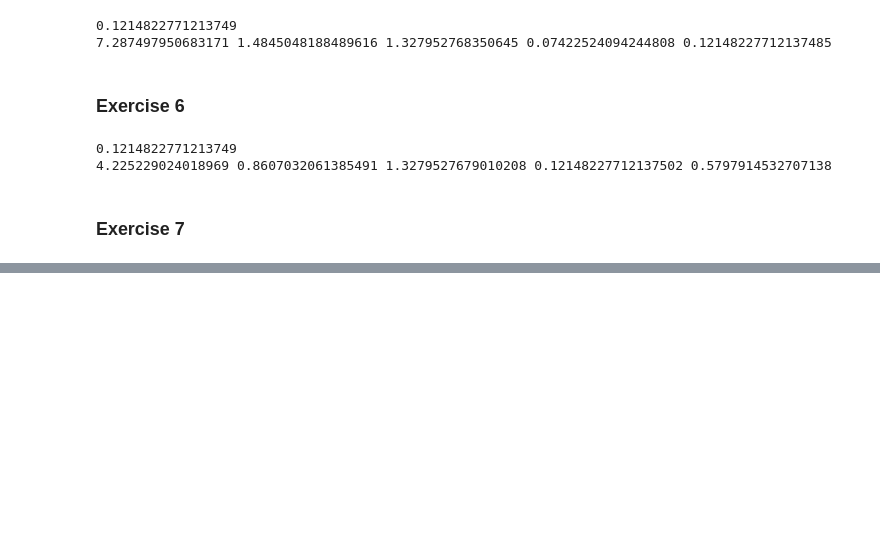
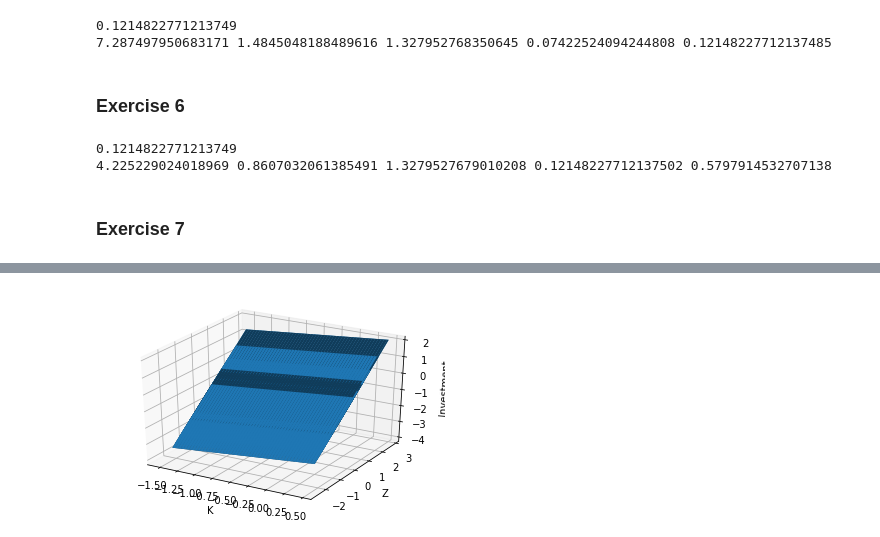
Before and after one commit to tpellet/BootCamp2019, a Jupyter notebook: ProblemSets/Econ/Week 3/ProblemSet 1.ipynb, the cells around one changed output, grey strips where cells are left out. Cells and saved outputs as stored; diff of their text form; code cells hidden in the pictures; blank space fills up the shorter version.

```diff
--- a/ProblemSets/Econ/Week 3/ProblemSet 1.ipynb
+++ b/ProblemSets/Econ/Week 3/ProblemSet 1.ipynb
@@ -152,0 +137,83 @@ IndexError: tuple index out of range
+# %%
+import numpy as np
+from scipy import optimize
+from mpl_toolkits.mplot3d import Axes3D
+import matplotlib.pyplot as plt
+
+α,β,N = 0.4,0.98,0.9
+
+# Uhlig notation for derivatives of Gamma function
+def F(α,Kpp,Kp,Zp):
+    return np.exp(Zp)/(np.exp(Zp + α*Kp) - np.exp(Kpp))
+
+def G(α,Kpp,Kp,K,Zp,Z):
+    term1 = (α-1)*np.exp(Zp + (α-1)*Kp + Z + α*K) - α*np.exp(Zp + α*Kp) \
+            / (np.exp(Zp + (α-1)*Kp + Z + α*K) - np.exp(Zp + α*Kp))
+    term2 =  α*np.exp(Zp + α*Kp) \
+            / (np.exp(Zp + α*Kp) - np.exp(Kpp))
+    return term1 - term2
+
+def H(α,Kpp,Kp,K,Zp,Z):
+    return α*np.exp(Zp + (α-1)*Kp + Z + α*K) \
+            / (np.exp(Zp + (α-1)*Kp + Z + α*K) - np.exp(Zp + α*Kp))
+
+def L(α,Kpp,Kp,Zp):
+    return 1 - np.exp(Zp + α*Kp) \
+            / (np.exp(Zp + α*Kp) - np.exp(Kpp))
+
+def M(α,Kpp,Kp,K,Zp,Z):
+    return np.exp(Zp + (α-1)*Kp + Z + α*K) \
+            / (np.exp(Zp + (α-1)*Kp + Z + α*K) - np.exp(Zp + α*Kp))
+
+def P(α,Kpp,Kp,K,Zp,Z,G,F,H):
+    num = - G(α,Kpp,Kp,K,Zp,Z) + (G(α,Kpp,Kp,K,Zp,Z)**2 - \
+        4*F(α,Kpp,Kp,Zp)*H(α,Kpp,Kp,K,Zp,Z))**0.5
+    den = 2*F(α,Kpp,Kp,Zp)
+    return num/den
+
+def Q(α,Kpp,Kp,K,Zp,Z,G,F,H):
+    num = -(L(α,Kpp,Kp,Zp)*N + M(α,Kpp,Kp,K,Zp,Z))
+    den = F(α,Kpp,Kp,Zp)*N + F(α,Kpp,Kp,Zp)*P(α,Kpp,Kp,K,Zp,Z,G,F,H) \
+    + G(α,Kpp,Kp,K,Zp,Z)
+    return num/den
+
+# def Φ(α,Kpp,Kp,K,Zp,Z,G,F,H,Kss):
+#     return Kss + P(α,Kpp,Kp,K,Zp,Z,G,F,H)*(K - Kss) + Q(α,Kpp,Kp,K,Zp,Z,G,F,H)*Z
+
+def Φ(K,Kss,Z,G,F,H,Q):
+    Zss = 0
+    return Kss + P(α,Kss,Kss,Kss,Zss,Zss,G,F,H)*(K - Kss) + Q(α,Kss,Kss,Kss,Zss,Zss,G,F,H)*Z
+
+
+Kss = (1/α*β)**(α-1)
+kss = np.log(Kss)
+print(kss)
+
+def truepol(K,Z):
+    return np.log(α*β) + α*K + Z
+
+np.random.seed(seed=25)
+n = 100
+# Build grid
+zgrid = np.random.normal(loc=0,scale =1,size=n)
+kgrid = np.linspace(kss-1,kss+1,n)
+
+# Evaluate 3D function
+
+X,Y = np.meshgrid(kgrid, zgrid)
+Vals = np.empty_like(X)
+trueVals = Vals
+for i,item in enumerate(X):
+    Vals[i] = Φ(item,kss,Y[i],G,F,H,Q)
+    trueVals[i] = truepol(item,Y[i])
+
+# Plot true policy function
+fig = plt.figure()
+ax = fig.add_subplot(111, projection='3d')
+
+ax.plot_surface(X, Y, trueVals)
+ax.set_xlabel('K')
+ax.set_ylabel('Z')
+ax.set_zlabel('Investment')
+plt.show()
+# %% [output]
@@ -152,0 +221 @@ IndexError: tuple index out of range
+[figure, added]
```
Also changed, not shown: parts of 5 cells of this notebook, 5 other files.
